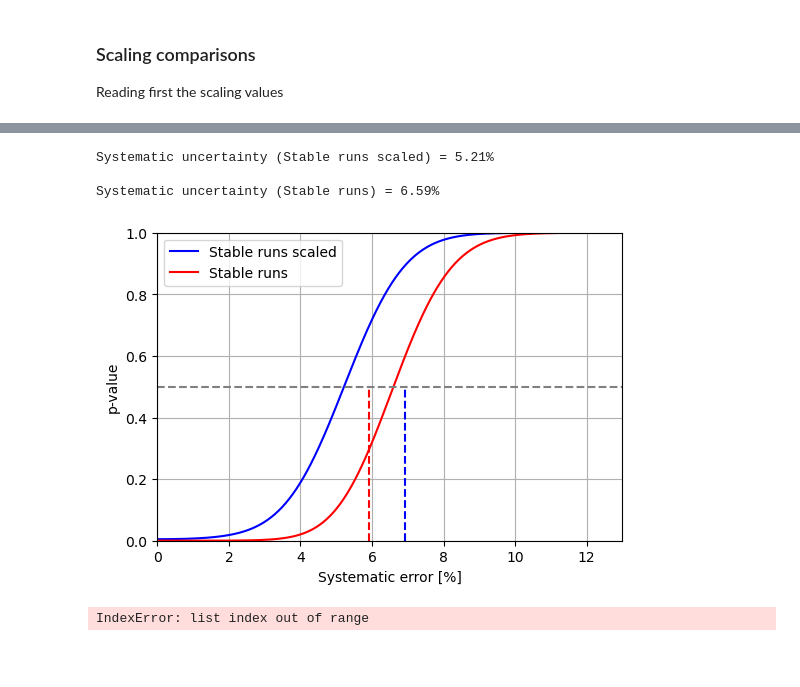
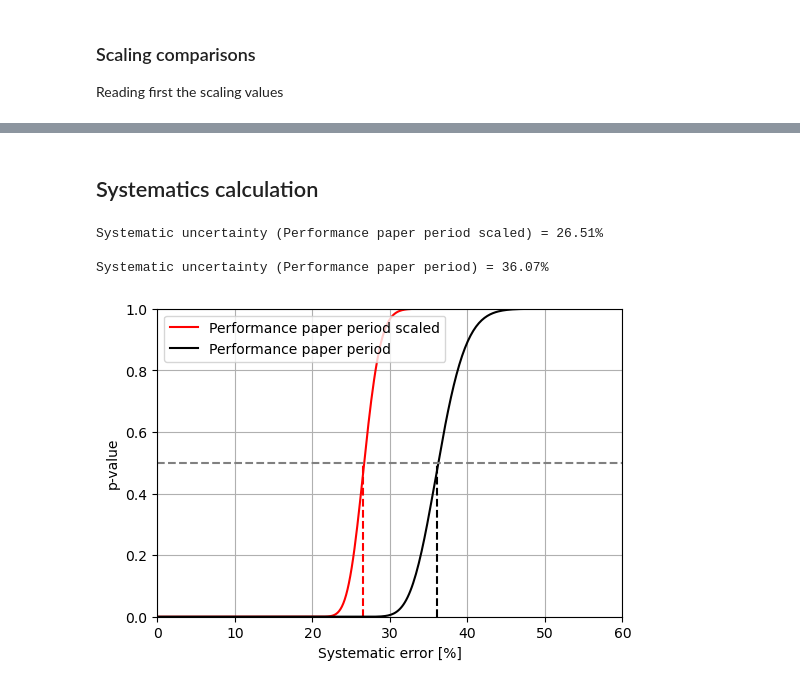
Before and after one commit to juanjq/cherenkov_transparency_corrections, a Jupyter notebook: high_level_analysis/test_flux_dispersion.ipynb, the cells around one changed output, grey strips where cells are left out. Cells and saved outputs as stored; diff of their text form; code cells hidden in the pictures; blank space fills up the shorter version.

```diff
--- a/high_level_analysis/test_flux_dispersion.ipynb
+++ b/high_level_analysis/test_flux_dispersion.ipynb
@@ -43,14 +44,14 @@ root_data = root + "../../data/"
 config_gammapy_path = root_objects + "config_gammapy_analysis.json"
 
 # Data labels
-dataset_labels = ["Stable runs scaled", "Stable runs"]#["Performance paper period scaled", "Performance paper period", "Performance paper scaled", "Performance paper", "Unstable runs scaled", "Unstable runs", "Stable runs (jump) scaled", "Stable runs (jump)", "Stable runs scaled", "Stable runs", ]
+dataset_labels = ["Performance paper period scaled", "Performance paper period"]#["Performance paper period scaled", "Performance paper period", "Performance paper scaled", "Performance paper", "Unstable runs scaled", "Unstable runs", "Stable runs (jump) scaled", "Stable runs (jump)", "Stable runs scaled", "Stable runs", ]
 # Color plots
 color_plots = ["r", "k",]
 
 # Path of dl3 data
 dl3_dirs = [
-    "/fefs/aswg/workspace/juan.jimenez/data/cherenkov_transparency_corrections/crab/dl3_scaled_4/",
-    "/fefs/aswg/workspace/juan.jimenez/data/cherenkov_transparency_corrections/crab/dl3_4/",
+    "/fefs/aswg/workspace/juan.jimenez/data/cherenkov_transparency_corrections/crab/dl3_scaled_0/",
+    "/fefs/aswg/workspace/juan.jimenez/data/cherenkov_transparency_corrections/crab/dl3_0/",
 ]
 
 compute_datasets = False
@@ -623,0 +625,6 @@ plt.show()
+# %%
+for o, f in zip(obs_ids[0], flux[0]):
+    if f < 0.:
+        print(o, f"{f:.2e}")
+    if np.isnan(f):
+        print(o, f)
@@ -698,4 +705,0 @@ for r in ar:
-# %%
-for o, f in zip(obs_ids[0], flux[0]):
-    if f < 0.5e-10:
-        print(o, f"{f:.2e}")
@@ -769,3 +706,5 @@ plt.show()
+# %% [markdown]
+## Systematics calculation
 # %%
 def calculate_chi2_pvalue_array(flux, flux_err, sys_error=0):
     uncertainty = np.sqrt((sys_error * flux)**2 + flux_err**2)
@@ -822,41 +740,33 @@ for i in range(len(flux)):
 # %%
 sys_error = []
 for i in range(len(flux)):
     # Calculating the systematic error and the difference
     for j in range(len(sys)-1):
         if pvalue_sys[i][j] < 0.5 and pvalue_sys[i][j+1] >= 0.5:
             flag = j
     sys_error.append(sys[flag])
     print(f"\nSystematic uncertainty ({dataset_labels[i]}) = {sys[flag]*100:.2f}%")
 
 fig, ax = plt.subplots(figsize=(6,4))
 
-color_ = ["b", "r", "darkorange", "darkorange", "g", "g"]
-lss = ["-", "-", "--", "-", "--", "-"]
+color_ = ["r", "k",]
+lss = ["-", "-",]
 for i in range(len(sigma_sys)):
     ax.plot(sys*100, pvalue_sys[i], color=color_[i], ls = lss[i], label=f"{dataset_labels[i]}")
+    ax.plot([sys_error[i]*100, sys_error[i]*100], [0, 0.5], "--",  color=color_[i])
 
 ax.axhline(0.5, ls="--", color="gray", )
-ax.plot([6.93, 6.93], [0, 0.5], "--", color="b")
-ax.plot([5.915, 5.915], [0, 0.5], "--", color="r")
-
 ax.set_ylabel("p-value")
 ax.set_xlabel("Systematic error [%]")
 ax.grid()
 ax.legend()
-ax.set_xlim(0, 13)
+ax.set_xlim(0, 60)
 ax.set_ylim(0, 1)
 
 # plt.savefig(f"plots/total.png", bbox_inches="tight", dpi=300)
 plt.show()
 # %% [output]
-Systematic uncertainty (Stable runs scaled) = 5.21%
+Systematic uncertainty (Performance paper period scaled) = 26.51%
 
-Systematic uncertainty (Stable runs) = 6.59%
+Systematic uncertainty (Performance paper period) = 36.07%
-[figure, old version]
+[figure, new version]
-# %%
-r2 = flux[1] / flux[0]
-r3 = flux[3] / flux[2]
-r4 = flux[5] / flux[4]
-# %% [output]
-IndexError: list index out of range
```
Also changed, not shown: parts of 34 cells of this notebook, 2 other files.
